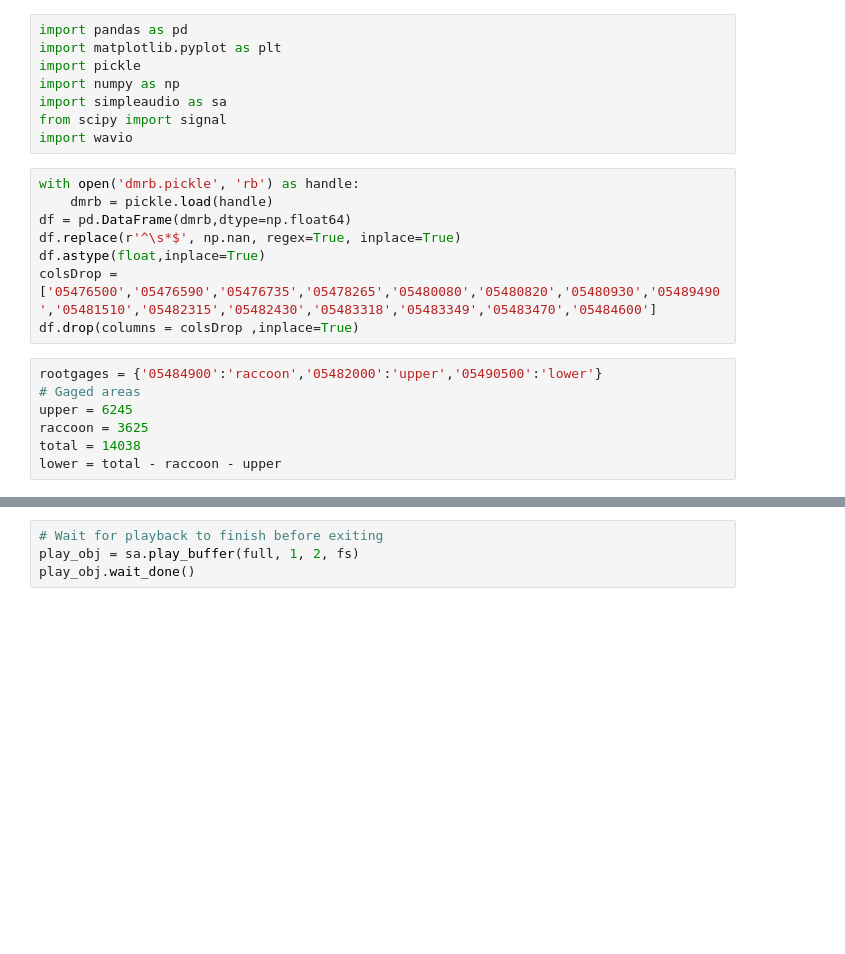
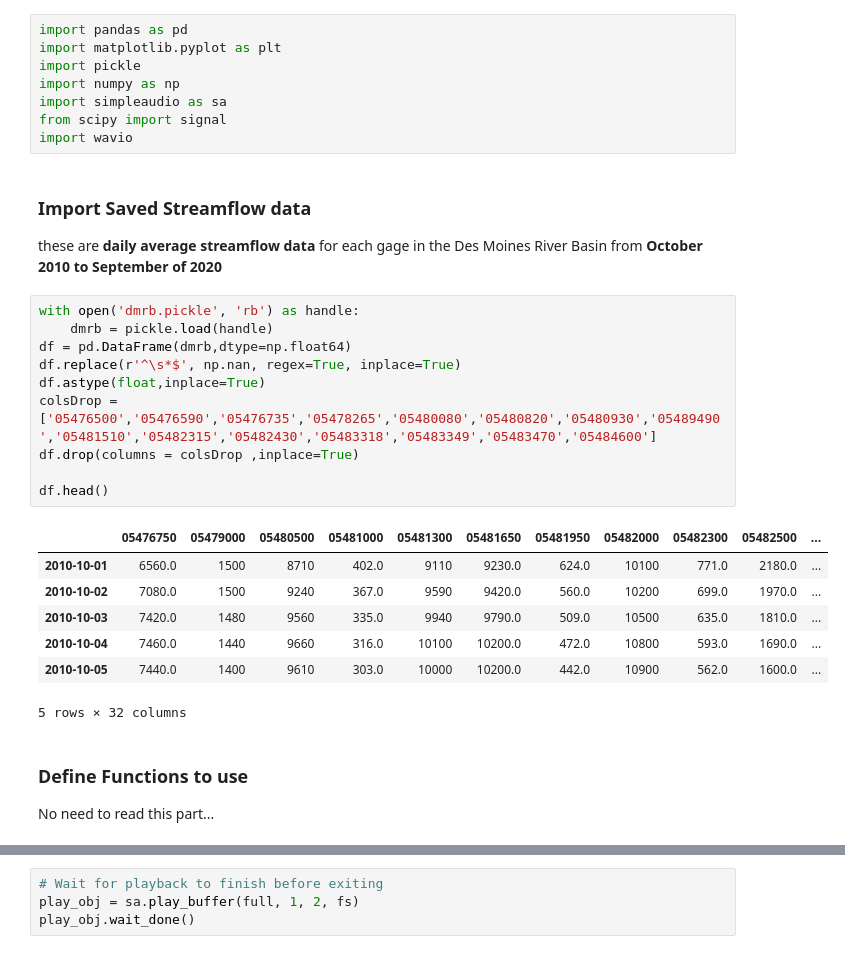
Before and after one commit to gregjewi/spotiflood, a Jupyter notebook: spotiflood.ipynb, the cells around one changed output, grey strips where cells are left out. Drawn from its saved outputs; the diff is of its cells as text; blank space fills up the shorter version.

```diff
--- a/spotiflood.ipynb
+++ b/spotiflood.ipynb
@@ -6,19 +6,28 @@ import numpy as np
 import simpleaudio as sa
 from scipy import signal
 import wavio
+# %% [markdown]
+### Import Saved Streamflow data
+these are **daily average streamflow data** for each gage in the Des Moines River Basin from **October 2010 to September of 2020**
 # %%
 with open('dmrb.pickle', 'rb') as handle:
     dmrb = pickle.load(handle)
 df = pd.DataFrame(dmrb,dtype=np.float64)
 df.replace(r'^\s*$', np.nan, regex=True, inplace=True)
 df.astype(float,inplace=True)
 colsDrop = ['05476500','05476590','05476735','05478265','05480080','05480820','05480930','05489490','05481510','05482315','05482430','05483318','05483349','05483470','05484600']
 df.drop(columns = colsDrop ,inplace=True)
+
+df.head()
+# %% [output]
+|  | 05476750 | 05479000 | 05480500 | 05481000 | 05481300 | 05481650 | 05481950 | 05482000 | 05482300 | 05482500 | ... |
+| 2010-10-01 | 6560.0 | 1500 | 8710 | 402.0 | 9110 | 9230.0 | 624.0 | 10100 | 771.0 | 2180.0 | ... |
+| 2010-10-02 | 7080.0 | 1500 | 9240 | 367.0 | 9590 | 9420.0 | 560.0 | 10200 | 699.0 | 1970.0 | ... |
+| 2010-10-03 | 7420.0 | 1480 | 9560 | 335.0 | 9940 | 9790.0 | 509.0 | 10500 | 635.0 | 1810.0 | ... |
+| 2010-10-04 | 7460.0 | 1440 | 9660 | 316.0 | 10100 | 10200.0 | 472.0 | 10800 | 593.0 | 1690.0 | ... |
+| 2010-10-05 | 7440.0 | 1400 | 9610 | 303.0 | 10000 | 10200.0 | 442.0 | 10900 | 562.0 | 1600.0 | ... |
+5 rows × 32 columns
-# %%
-rootgages = {'05484900':'raccoon','05482000':'upper','05490500':'lower'}
-# Gaged areas
-upper = 6245
-raccoon = 3625
-total = 14038
-lower = total - raccoon - upper
+# %% [markdown]
+### Define Functions to use
+No need to read this part...
 # %%
```
Also changed, not shown: parts of 21 cells of this notebook, 12 other files.
